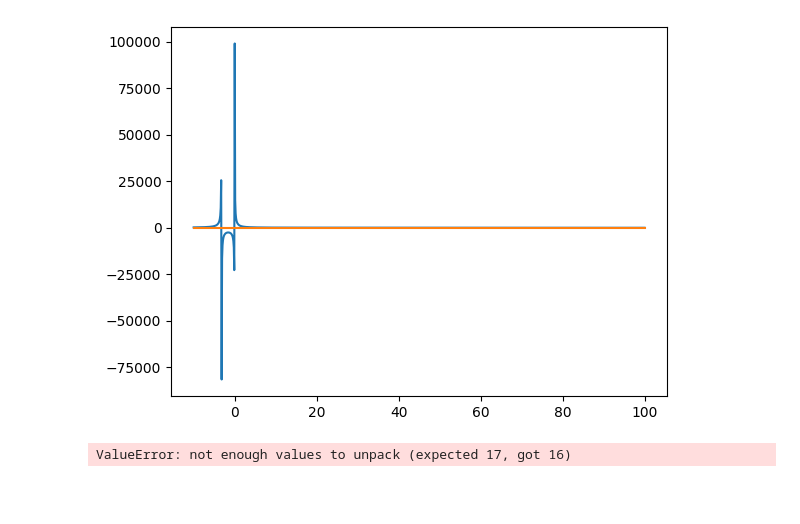
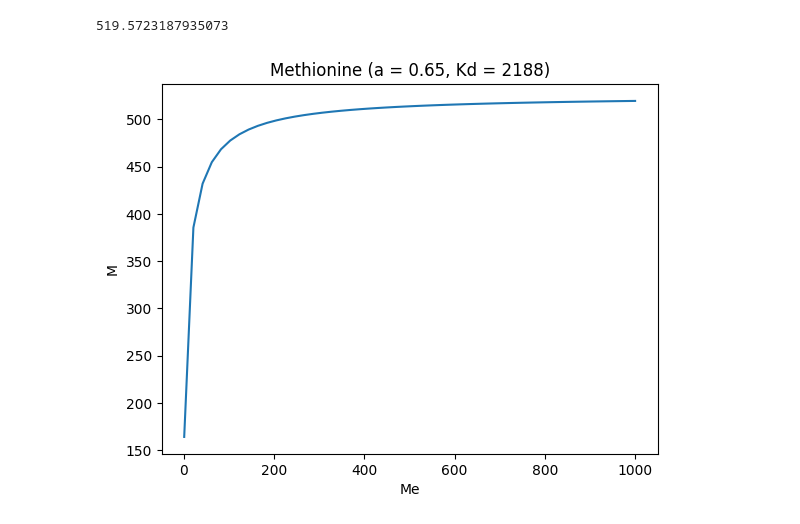
Before and after one commit to ethygers/Mup1_Modeling, a Jupyter notebook: finding_parameter_ranges.ipynb, the cells around one changed output. Drawn from its saved outputs; the diff is of its cells as text; code cells hidden in the pictures; blank space fills up the shorter version.

```diff
--- a/finding_parameter_ranges.ipynb
+++ b/finding_parameter_ranges.ipynb
@@ -49,6 +49,10 @@ Me = 1
 # change a parameter
 vmax = 174333.33
 Km = 350
+a = .65
+j = 100
+kd = 2188
+h = j / kd
 # %%
 # substitution into M to get equation for bisection method
 
@@ -76,14 +80,62 @@ $\displaystyle \frac{- 174345.1048116 M^{3} - 655022.951658992 M^{2} - 29222614.
 # %%
-dM_func = sy.lambdify(M, new_dM)
+# dM_func = sy.lambdify(M, new_dM)
 
-# plot dM against M
-x_vals = np.linspace(-10, 100, 1000)
-plt.plot(x_vals, dM_func(x_vals))
-plt.plot(x_vals, np.zeros_like(x_vals))
-# plt.ylim(-10, 10)
+# # plot dM against M
+# x_vals = np.linspace(0.001, 200, 1000)
+# plt.plot(x_vals, dM_func(x_vals))
+# plt.plot(x_vals, np.zeros_like(x_vals))
+# plt.ylim(-100, 500)
+# plt.show()
+
+Me = sy.symbols("Me")
+
+def bisection_M(m, dM=sy.lambdify(Me, (-Ap*M*p*(Km + M)*(M*a**2*d*h + M*a*d*h*j + a**2*b*f*w + a**2*d*f*w + 2*a*b*f*j*w + 2*a*d*f*j*w + a*h*(M + Me*w)*(a*b + a*d + b*j + d*j) + b*f*j**2*w + d*f*j**2*w) + Ap*p*(Km + M)*(M + Me*w)*(j + u)*(M*a*d*h + M*a*h*(b + d) + a*b*f*w + a*d*f*w + b*f*j*w + d*f*j*w) - M**2*a**2*d*h*vmax*(M + Me*w))/(M*V*a**2*d*h*(Km + M)*(M + Me*w))),
+                p=8.3e-5, h=135, w=32, j=100, f=.25, Ae=47, Ap=314, u=1,
+                a=1e-5, b=1, d=.002, n=0.1, V=523, vmax=8.8e3, Km=2.5, bounds=[0, 4000], maxiter=10000):
+    """Solving for the steady state of M at a given methionine value Me
+
+        Parameters:
+        - Me (float): amount of extracellular methionine
+        - dM (sympy lambda function): differential equation in terms of extracellular methionine input as independent variable
+        - parameters (floats, optional): set to the values we currently have, can be changed as needed
+        - bounds (list, optional): initial upper and lower bound for the bisection method"""
+    # save dM with substitutions for all other variables (computed in steady_states_simplification.ipynb)
+    dM = sy.simplify(dM(m))
+    dM_eq = sy.lambdify(M, dM)
+
+    # assign variables for beginning, end, and midpoint
+    x0, x1 = bounds[0], bounds[1]
+
+    # use a loop to continue splitting the interval until you find 0
+    for i in range(maxiter):
+        # assign midpoint
+        xmid = (x0 + x1) / 2    # so that it updates every time
+
+        # check function at midpoint
+        if np.isclose(dM_eq(xmid), 0):
+            return xmid
+        elif (dM_eq(xmid) > 0):   # if greater than zero, it should replace the left endpoint
+            x0 = xmid
+        else:                  # if less than zero, it should replace right endpoint
+            x1 = xmid
+
+    # raise runtime error if it doesn't converge
+    print(m)
+    raise RuntimeError(f"Failed to converge in {maxiter} steps")
+
+# graph to see if it works for wide range of values
+print(bisection_M(1000))
+
+mvals = np.linspace(1, 1000, 50)
+plt.plot(mvals, [bisection_M(m) for m in mvals])
+plt.title(f"Methionine (a = {a}, Kd = {kd})")
+plt.xlabel("Me")
+plt.ylabel("M")
+plt.savefig(f"Images/varying_parameters/normal_except_a={a}_Kd={kd}.png")
 plt.show()
 # %% [output]
+519.5723187935073
-[figure, old version]
+[figure, new version]
 # %%
 """Define the model"""
 from mup1_model import bisection_M
@@ -193,8 +264,6 @@ Si = sobol.analyze(problem, Y)
 
 Si.plot()
 plt.show()
-# %% [output]
-ValueError: not enough values to unpack (expected 17, got 16)
 # %%
 # Store results in a list
 results = [{'timestamp': '2025-06-19T10:56:32.497337',
```
Also changed, not shown: parts of 9 cells of this notebook, 27 other files.
